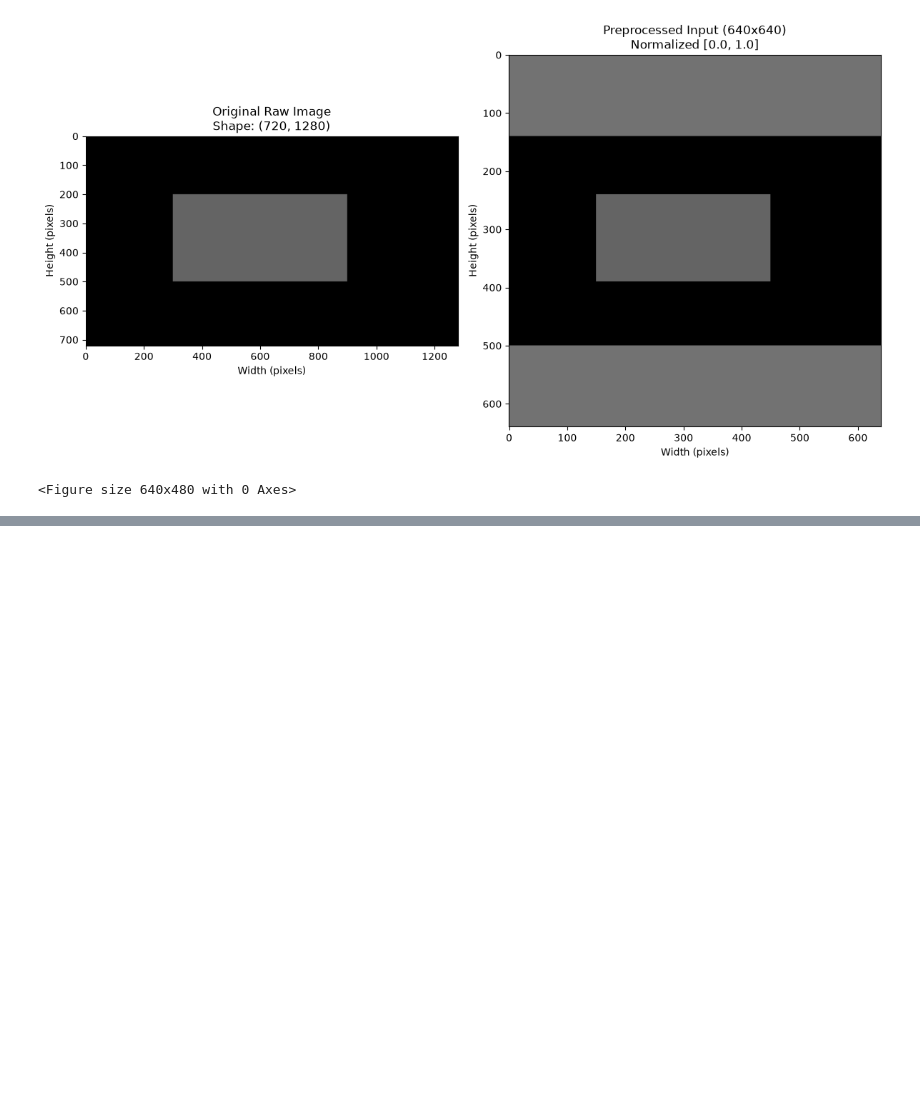
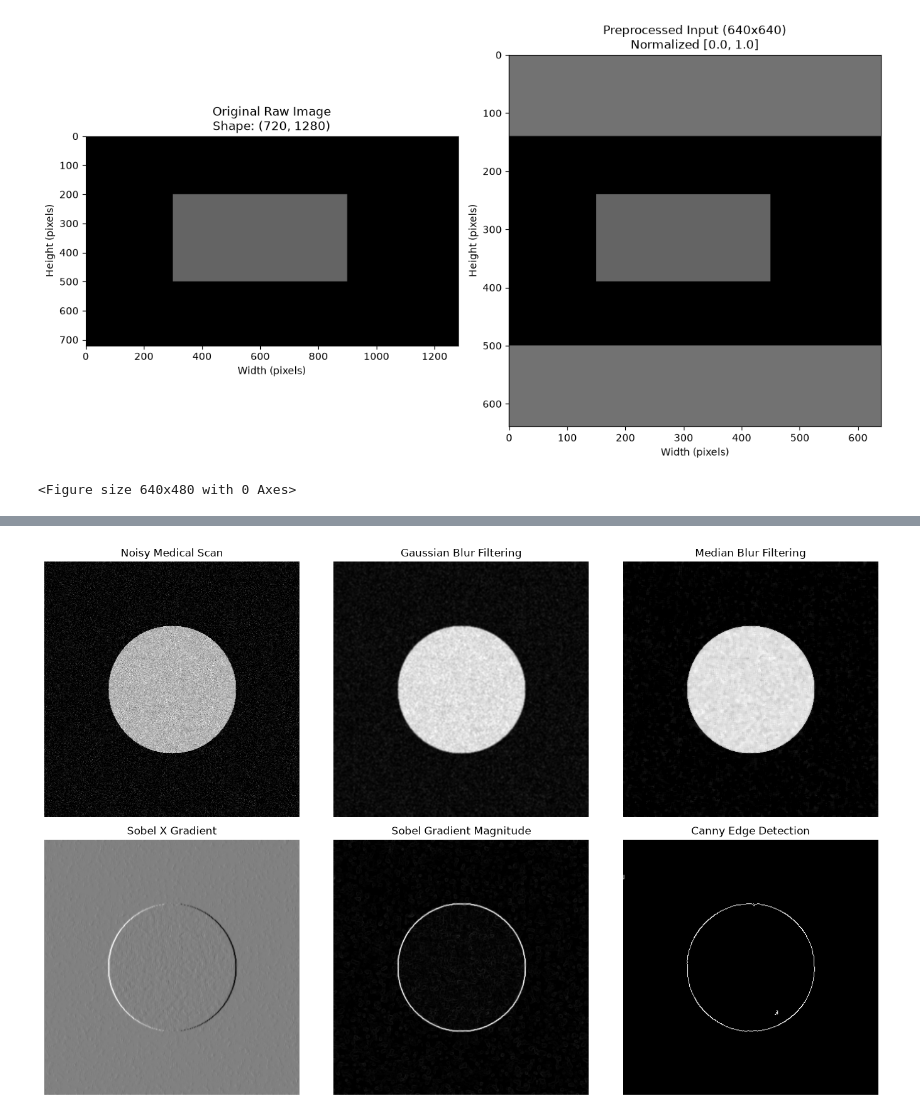
Before and after one commit to Quantumcluse/aipdd-cv-prototyping, a Jupyter notebook: notebooks/lab03_cv_prototyping.ipynb, the cells around one changed output, grey strips where cells are left out. Drawn from its saved outputs; the diff is of its cells as text; code cells hidden in the pictures; blank space fills up the shorter version.

```diff
--- a/notebooks/lab03_cv_prototyping.ipynb
+++ b/notebooks/lab03_cv_prototyping.ipynb
@@ -85,0 +138,61 @@ Data Type        : float32
+# %%
+import cv2
+import matplotlib.pyplot as plt
+import numpy as np
+
+# 1. Create/Load grayscale medical scan image with synthetic noise
+clean_medical = np.zeros((400, 400), dtype=np.uint8)
+cv2.circle(clean_medical, (200, 200), 100, 180, -1)  # Synthetic organ structure
+
+# Add synthetic Gaussian noise
+noise = np.random.normal(0, 25, clean_medical.shape).astype(np.int16)
+noisy_medical = np.clip(clean_medical.astype(np.int16) + noise, 0, 255).astype(
+    np.uint8
+)
+
+# 2. Compare Gaussian Blurring vs. Median Filtering
+gauss_blur = cv2.GaussianBlur(noisy_medical, (5, 5), 0)
+median_blur = cv2.medianBlur(noisy_medical, 5)
+
+# 3. Perform Sobel Edge Detection along X and Y axes on median filtered image
+sobelx = cv2.Sobel(median_blur, cv2.CV_64F, 1, 0, ksize=3)
+sobely = cv2.Sobel(median_blur, cv2.CV_64F, 0, 1, ksize=3)
+sobel_magnitude = cv2.magnitude(sobelx, sobely)
+sobel_magnitude = cv2.normalize(
+    sobel_magnitude, None, 0, 255, cv2.NORM_MINMAX, dtype=cv2.CV_8U
+)
+
+# 4. Apply Canny Edge Detection with tuned hysteresis thresholds
+canny_edges = cv2.Canny(median_blur, threshold1=50, threshold2=150)
+
+# Quantitative comparison grid visualization
+fig, axes = plt.subplots(2, 3, figsize=(14, 9))
+
+axes[0, 0].imshow(noisy_medical, cmap="gray")
+axes[0, 0].set_title("Noisy Medical Scan")
+axes[0, 0].axis("off")
+
+axes[0, 1].imshow(gauss_blur, cmap="gray")
+axes[0, 1].set_title("Gaussian Blur Filtering")
+axes[0, 1].axis("off")
+
+axes[0, 2].imshow(median_blur, cmap="gray")
+axes[0, 2].set_title("Median Blur Filtering")
+axes[0, 2].axis("off")
+
+axes[1, 0].imshow(sobelx, cmap="gray")
+axes[1, 0].set_title("Sobel X Gradient")
+axes[1, 0].axis("off")
+
+axes[1, 1].imshow(sobel_magnitude, cmap="gray")
+axes[1, 1].set_title("Sobel Gradient Magnitude")
+axes[1, 1].axis("off")
+
+axes[1, 2].imshow(canny_edges, cmap="gray")
+axes[1, 2].set_title("Canny Edge Detection")
+axes[1, 2].axis("off")
+
+plt.tight_layout()
+plt.show()
+# %% [output]
+[figure, added]
```
Also changed, not shown: parts of 1 cell of this notebook.
